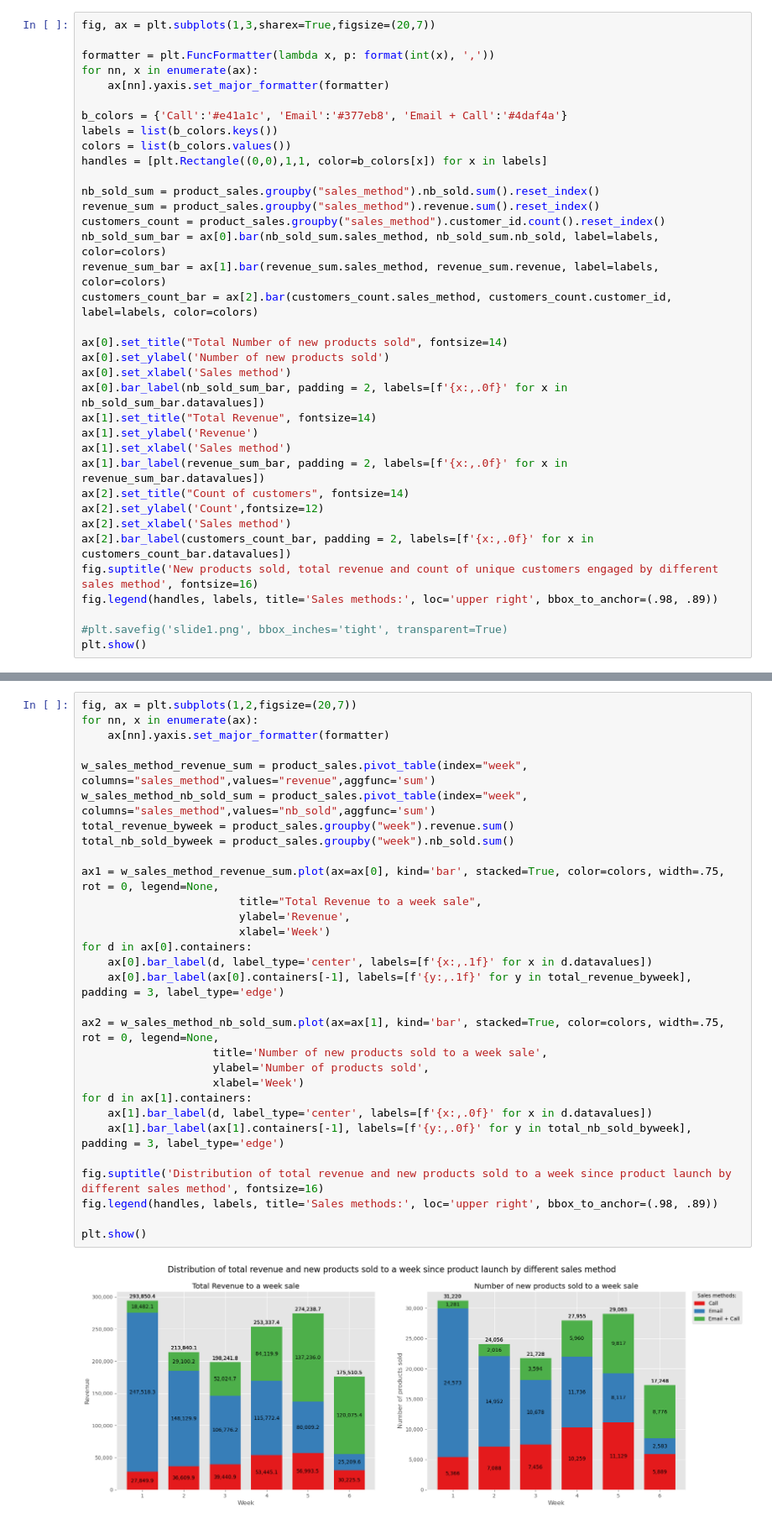
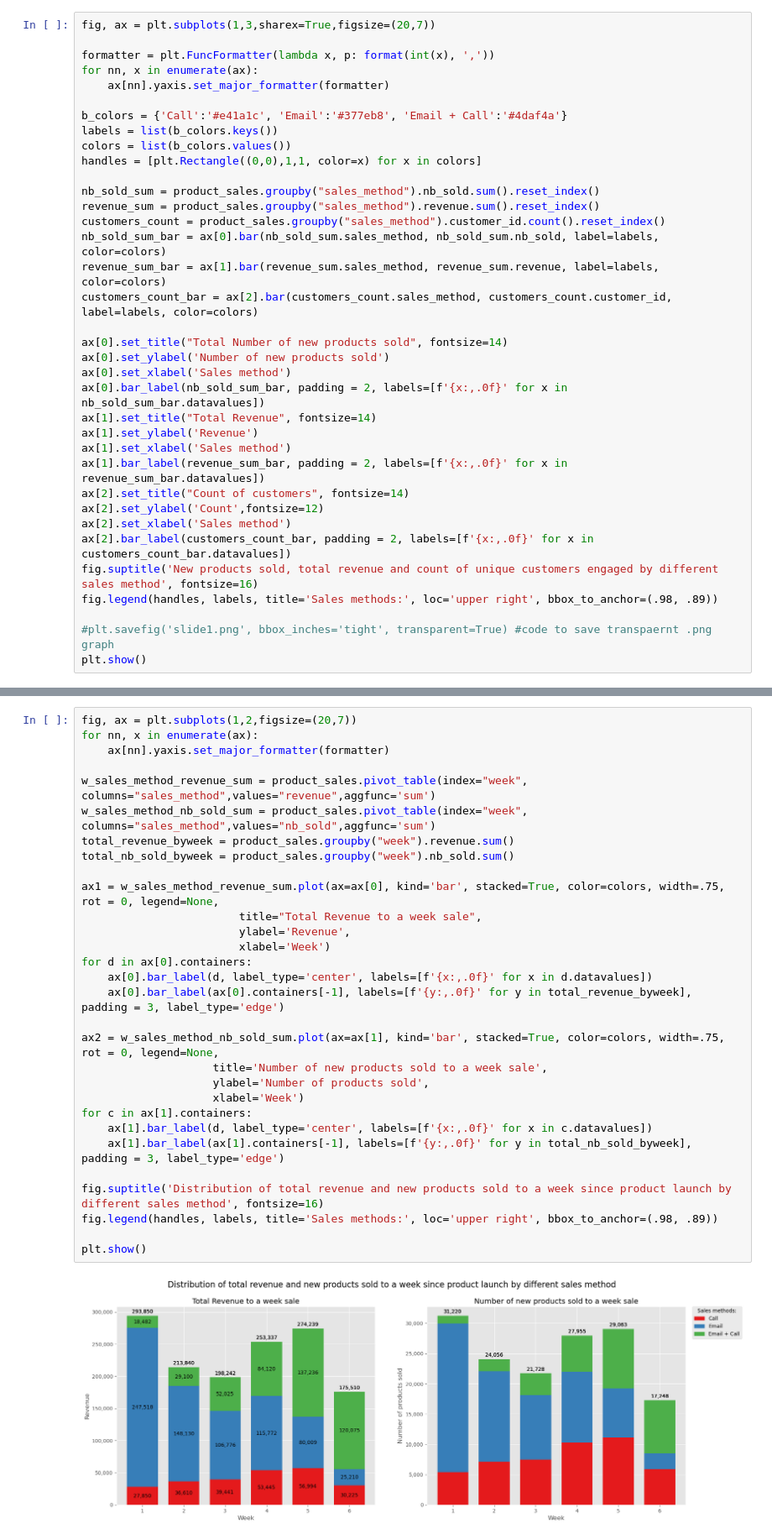
Before and after one commit to Overmarss/Product-Sales-Report, a Jupyter notebook: product_sales.ipynb, the cells around one changed output, grey strips where cells are left out. Shown at 84% size. Saved outputs shown, nothing was run; the diff lists cells and outputs as text.

```diff
--- a/product_sales.ipynb
+++ b/product_sales.ipynb
@@ -59,7 +59,7 @@ for nn, x in enumerate(ax):
 b_colors = {'Call':'#e41a1c', 'Email':'#377eb8', 'Email + Call':'#4daf4a'}
 labels = list(b_colors.keys())
 colors = list(b_colors.values())
-handles = [plt.Rectangle((0,0),1,1, color=b_colors[x]) for x in labels]
+handles = [plt.Rectangle((0,0),1,1, color=x) for x in colors]
 
 nb_sold_sum = product_sales.groupby("sales_method").nb_sold.sum().reset_index()
 revenue_sum = product_sales.groupby("sales_method").revenue.sum().reset_index()
@@ -83,7 +83,7 @@ ax[2].bar_label(customers_count_bar, padding = 2, labels=[f'{x:,.0f}' for x in c
 fig.suptitle('New products sold, total revenue and count of unique customers engaged by different sales method', fontsize=16)
 fig.legend(handles, labels, title='Sales methods:', loc='upper right', bbox_to_anchor=(.98, .89))
 
-#plt.savefig('slide1.png', bbox_inches='tight', transparent=True)
+#plt.savefig('slide1.png', bbox_inches='tight', transparent=True) #code to save transpaernt .png graph
 plt.show()
 # %% [output]
 [figure]
@@ -93,35 +93,35 @@ It's important to see how sales are distributed through the observed time. In th
 # %%
 fig, ax = plt.subplots(1,2,figsize=(20,7))
 for nn, x in enumerate(ax):
     ax[nn].yaxis.set_major_formatter(formatter)
 
 w_sales_method_revenue_sum = product_sales.pivot_table(index="week", columns="sales_method",values="revenue",aggfunc='sum')
 w_sales_method_nb_sold_sum = product_sales.pivot_table(index="week", columns="sales_method",values="nb_sold",aggfunc='sum')
 total_revenue_byweek = product_sales.groupby("week").revenue.sum()
 total_nb_sold_byweek = product_sales.groupby("week").nb_sold.sum()
 
 ax1 = w_sales_method_revenue_sum.plot(ax=ax[0], kind='bar', stacked=True, color=colors, width=.75, rot = 0, legend=None,
                         title="Total Revenue to a week sale",
                         ylabel='Revenue',
                         xlabel='Week')
 for d in ax[0].containers:
-    ax[0].bar_label(d, label_type='center', labels=[f'{x:,.1f}' for x in d.datavalues])
-    ax[0].bar_label(ax[0].containers[-1], labels=[f'{y:,.1f}' for y in total_revenue_byweek], padding = 3, label_type='edge')
+    ax[0].bar_label(d, label_type='center', labels=[f'{x:,.0f}' for x in d.datavalues])
+    ax[0].bar_label(ax[0].containers[-1], labels=[f'{y:,.0f}' for y in total_revenue_byweek], padding = 3, label_type='edge')
 
 ax2 = w_sales_method_nb_sold_sum.plot(ax=ax[1], kind='bar', stacked=True, color=colors, width=.75, rot = 0, legend=None,
                     title='Number of new products sold to a week sale',
                     ylabel='Number of products sold',
                     xlabel='Week')
-for d in ax[1].containers:
-    ax[1].bar_label(d, label_type='center', labels=[f'{x:,.0f}' for x in d.datavalues])
+for c in ax[1].containers:
+    ax[1].bar_label(d, label_type='center', labels=[f'{x:,.0f}' for x in c.datavalues])
     ax[1].bar_label(ax[1].containers[-1], labels=[f'{y:,.0f}' for y in total_nb_sold_byweek], padding = 3, label_type='edge')
 
 fig.suptitle('Distribution of total revenue and new products sold to a week since product launch by different sales method', fontsize=16)
 fig.legend(handles, labels, title='Sales methods:', loc='upper right', bbox_to_anchor=(.98, .89))
 
 plt.show()
 # %% [output]
-[figure, old version]
+[figure, new version]
 # %% [markdown]
 ### Number of visits customers has made on our website in last 6 weeks
 The first week since the new product launch had the most considerable amount of visits - 86,095, and 2nd week it faded to 28.5%, next weeks it rather grew to the 5th week. But in the 6th week the number of visits dropped twice to 34,711 on 51.0%. So, it could be one of the problems for sales slowing, when revenue fell in the same week 36%.
```
Also changed, not shown: parts of 2 cells of this notebook.
